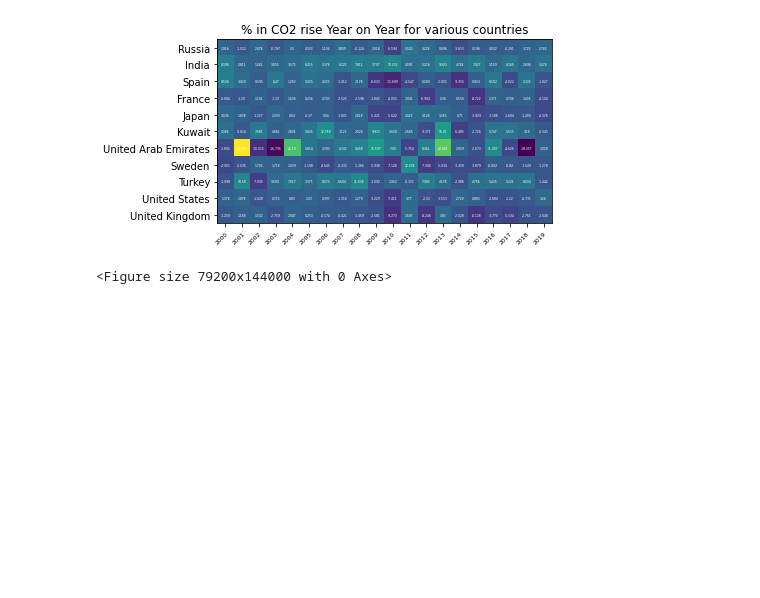
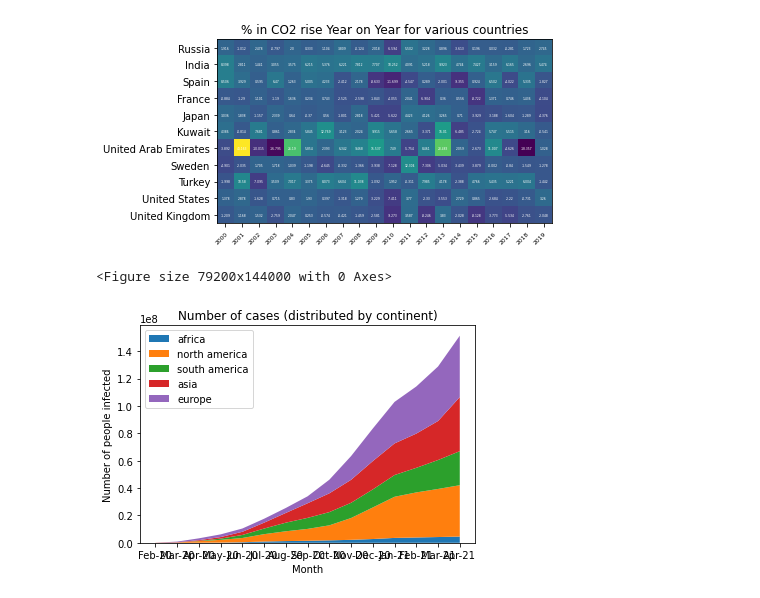
Before and after one commit to HardikRa/DataVisTool, a Jupyter notebook: MPR notebook.ipynb, the cells around one changed output. Saved outputs shown, nothing was run; the diff lists cells and outputs as text; code cells hidden in the pictures; blank space fills up the shorter version.

Commit message:
Add stackplot (hardcode-output)

```diff
--- a/MPR notebook.ipynb
+++ b/MPR notebook.ipynb
@@ -147,3 +147,24 @@ plt.show()
 # %% [output]
 [figure]
 <Figure size 79200x144000 with 0 Axes>
+# %%
+month = ['Feb-20', 'Mar-20', 'Apr-20', 'May-20', 'Jun-20', 'Jul-20', 'Aug-20', 'Sep-20','Oct-20','Nov-20','Dec-20','Jan-21','Feb-21','Mar-21','Apr-21']
+cases_by_continent = {
+    'africa': [3, 5781, 38753, 146559, 404901, 928080, 1252235, 1481935, 1785474, 2174323, 2760459, 3569617, 3897307, 4217313, 4557699],
+    'north america': [49, 205321, 1173106, 2007385, 3099966, 5387164, 7171766, 8675128, 10984190, 15939196, 23070638, 30076984, 32926793, 35136720, 37529488],
+    'south america': [4, 14492, 180235, 901684, 2228423, 4101837, 6301683, 8064429, 9664785, 11130276, 13194159, 15877836, 17968065, 21149540, 24878216],
+    'asia': [83720, 179033, 520964, 1138778, 2305204, 4296518, 7113877, 10668654, 13714627, 16791288, 20695037, 23113281, 25022183, 28507133, 39526308],
+    'europe': [1506, 465241, 1357800, 1959812, 2409237, 2871506, 3640749, 5091357, 9962277, 17344228, 23807147, 30356871, 34431959, 39848358, 44863478],
+}
+
+fig, ax = plt.subplots()
+ax.stackplot(month, cases_by_continent.values(),
+             labels=cases_by_continent.keys())
+ax.legend(loc='upper left')
+ax.set_title('Number of cases (distributed by continent)')
+ax.set_xlabel('Month')
+ax.set_ylabel('Number of people infected')
+
+plt.show()
+# %% [output]
+[figure, added]
```
Also changed, not shown: parts of 1 cell of this notebook, 1 other file.
